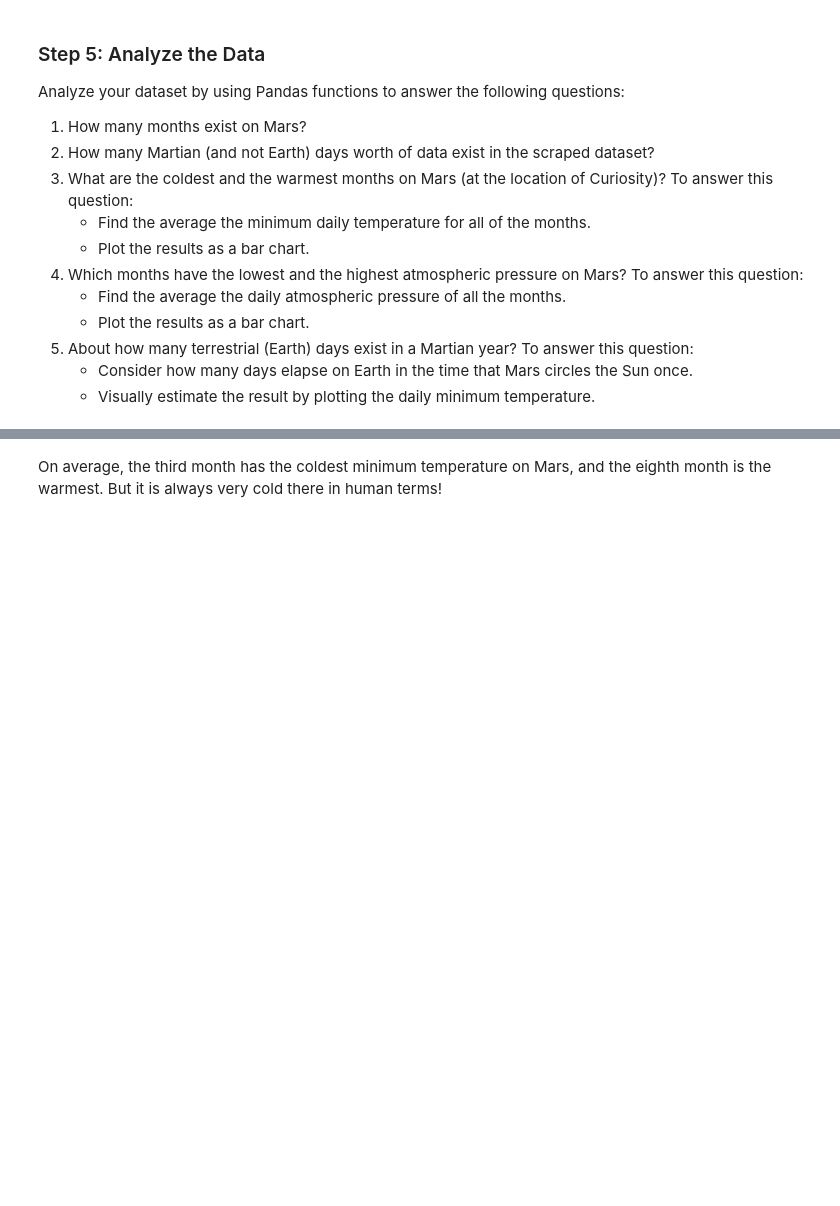
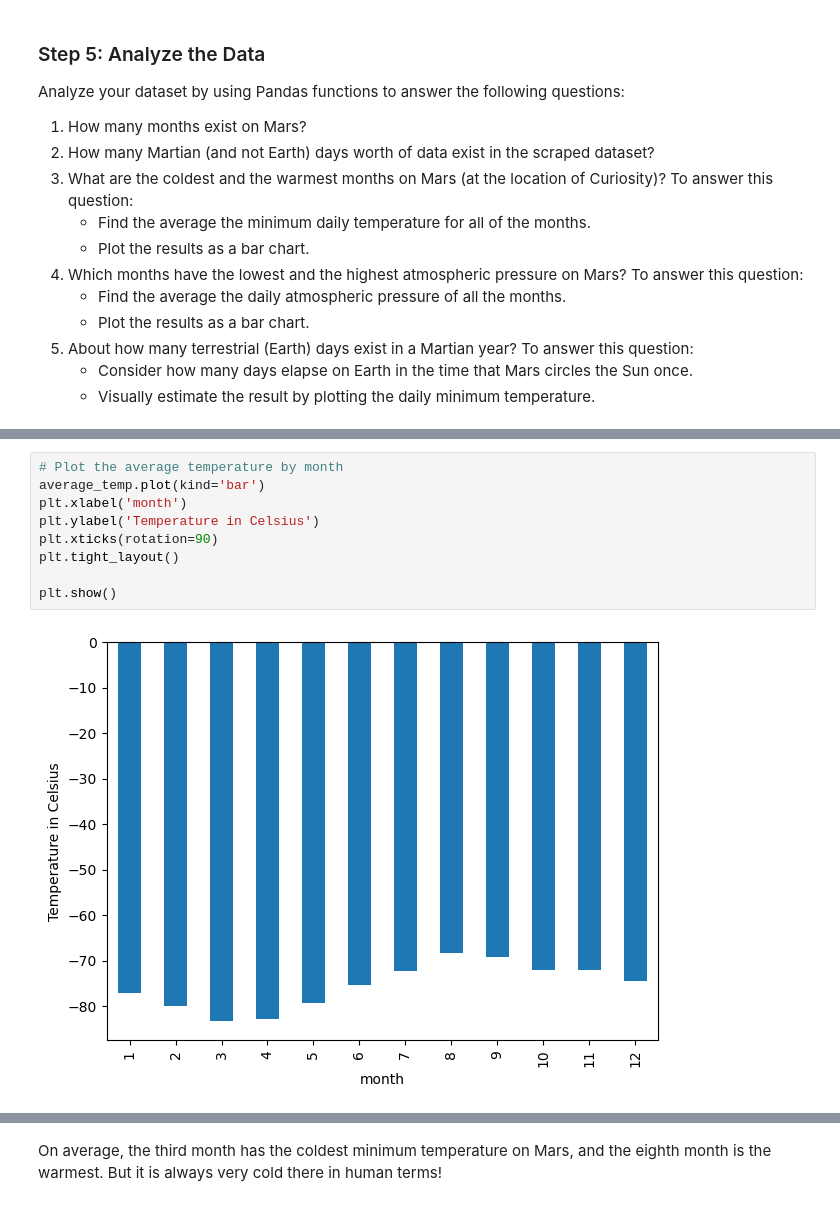
Before and after one commit to mgtaylor119/webscraping-challenge, a Jupyter notebook: part_2_mars_weather.ipynb, the cells around one changed output, grey strips where cells are left out. Cells and saved outputs as stored; diff of their text form; blank space fills up the shorter version.

```diff
--- a/part_2_mars_weather.ipynb
+++ b/part_2_mars_weather.ipynb
@@ -208,2 +219,13 @@ Name: min_temp, dtype: float64
+# %%
+# Plot the average temperature by month
+average_temp.plot(kind='bar')
+plt.xlabel('month')
+plt.ylabel('Temperature in Celsius')
+plt.xticks(rotation=90)
+plt.tight_layout()
+
+plt.show()
+# %% [output]
+[figure, added]
 # %%
 # Identify the coldest and hottest months in Curiosity's location
```
Also changed, not shown: parts of 14 cells of this notebook, 1 other file.
